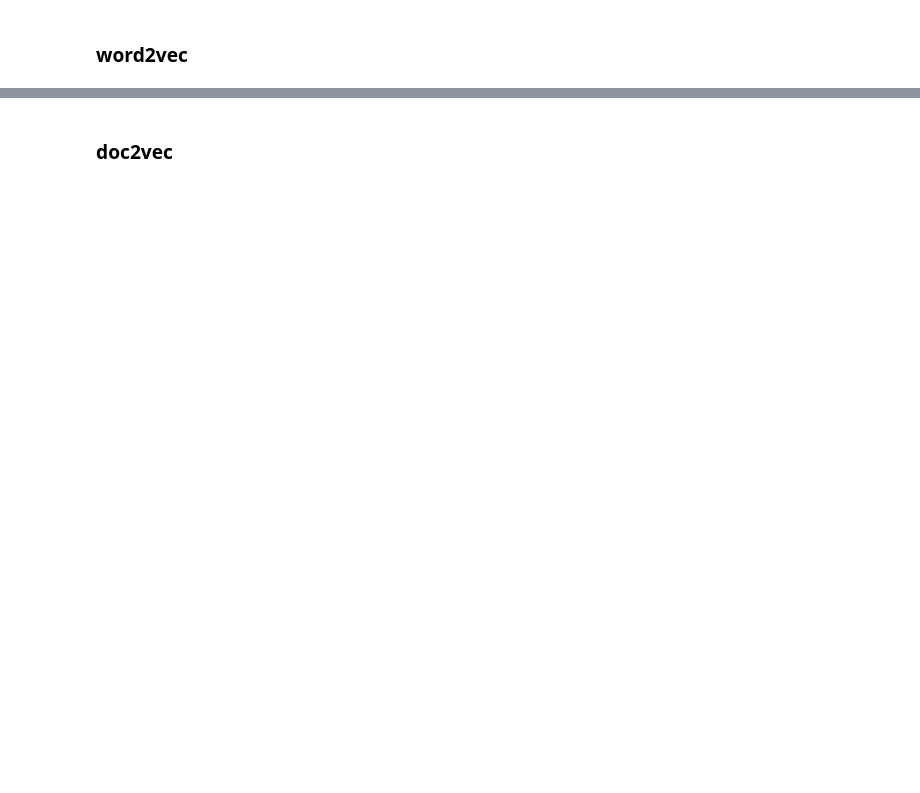
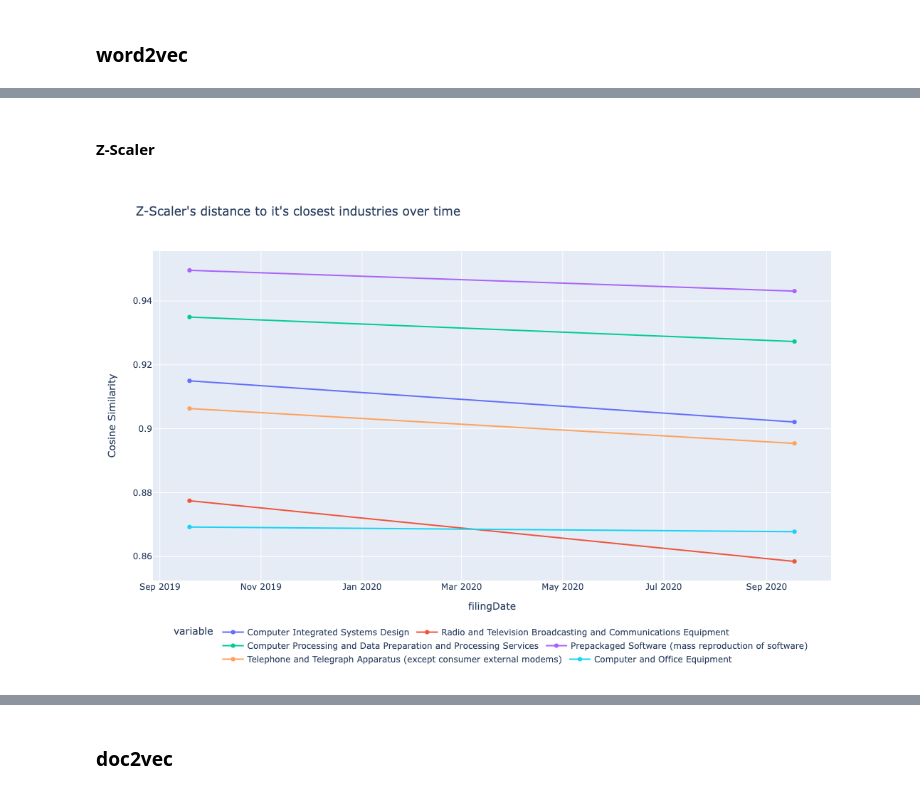
Before and after one commit to richardye101/ubineer_nlp_research, a Jupyter notebook: content/richard/8_Dynamic_Embedding.ipynb, the cells around one changed output, grey strips where cells are left out. Drawn from its saved outputs; the diff is of its cells as text; code cells hidden in the pictures; blank space fills up the shorter version.

```diff
--- a/content/richard/8_Dynamic_Embedding.ipynb
+++ b/content/richard/8_Dynamic_Embedding.ipynb
@@ -57,4 +79,0 @@ clean.head()
-# %%
-final = pd.concat([clean,data_five], axis = 0)
-final = final.merge(pd.Series(final.groupby("CIK").size(), name = "reports"), how = "left", on = "CIK").sort_values(["CIK","filingDate"]).reset_index()
-final.head()
@@ -244,0 +407,16 @@ data_word2vec
+# %% [markdown]
+#### Z-Scaler
+# %%
+zs_w2v = pd.concat([data_w2v[data_w2v.loc[:,"CIK"] == 1713683].iloc[:,0].reset_index(drop=True),
+           pd.DataFrame(cosine_similarity(data_w2v[data_w2v.loc[:,"CIK"] == 1713683].iloc[:,4:], industry_vectors),
+                        columns = industry_vectors.index.tolist())],
+          axis = 1)
+
+# Gets the list of top industries associated with okta throughout it's history
+zs_industries = set((zs_w2v.iloc[0,1:].sort_values(ascending = False).head(5).index.tolist()))
+for i in np.arange(1,zs_w2v.shape[0]):
+    zs_industries.update(zs_w2v.iloc[i,1:].sort_values(ascending = False).head(5).index.tolist())
+
+std_func.dynamic_plt(zs_w2v, zs_industries, "Z-Scaler")
+# %% [output]
+[figure, added]
```
Also changed, not shown: parts of 90 cells of this notebook, 7 other files.
